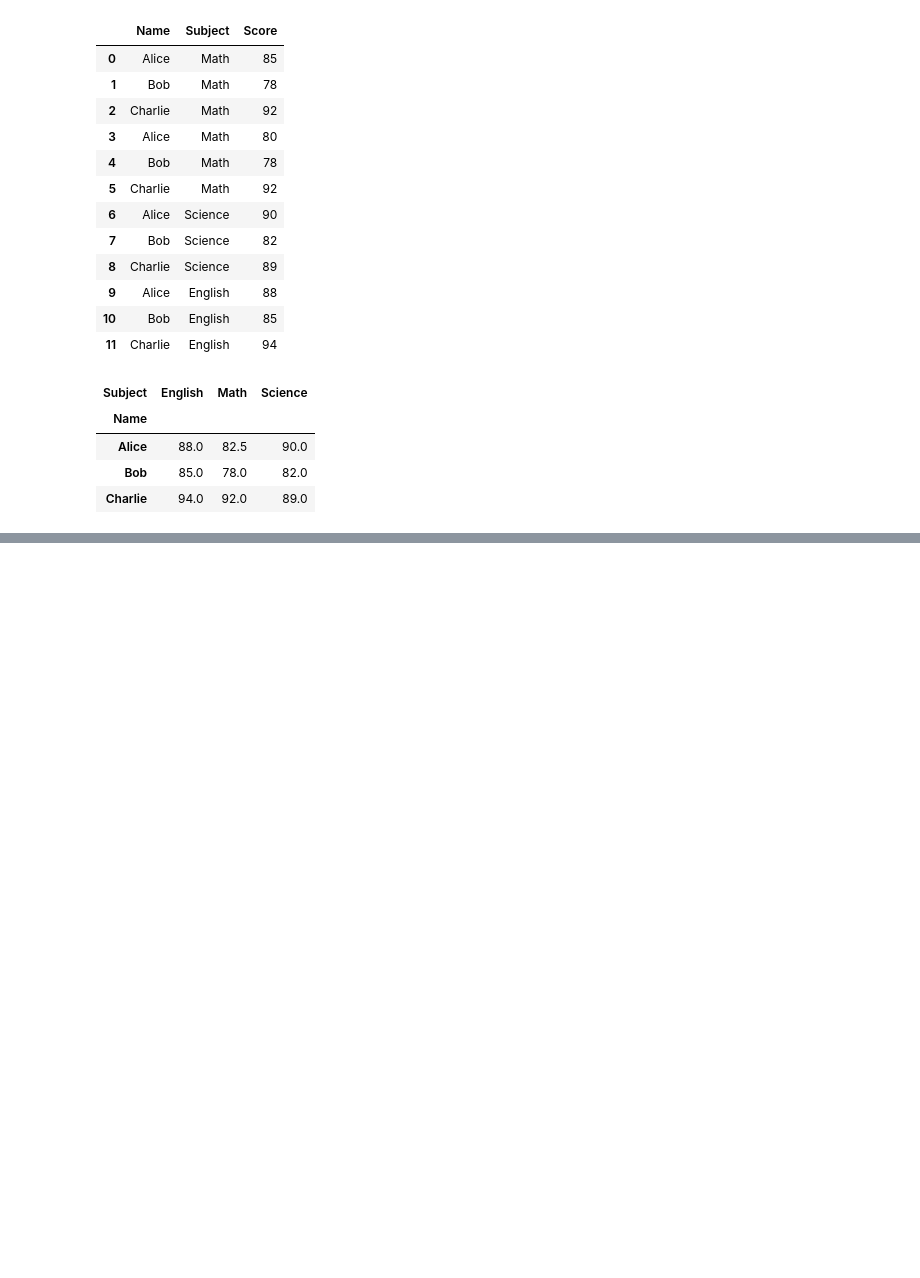
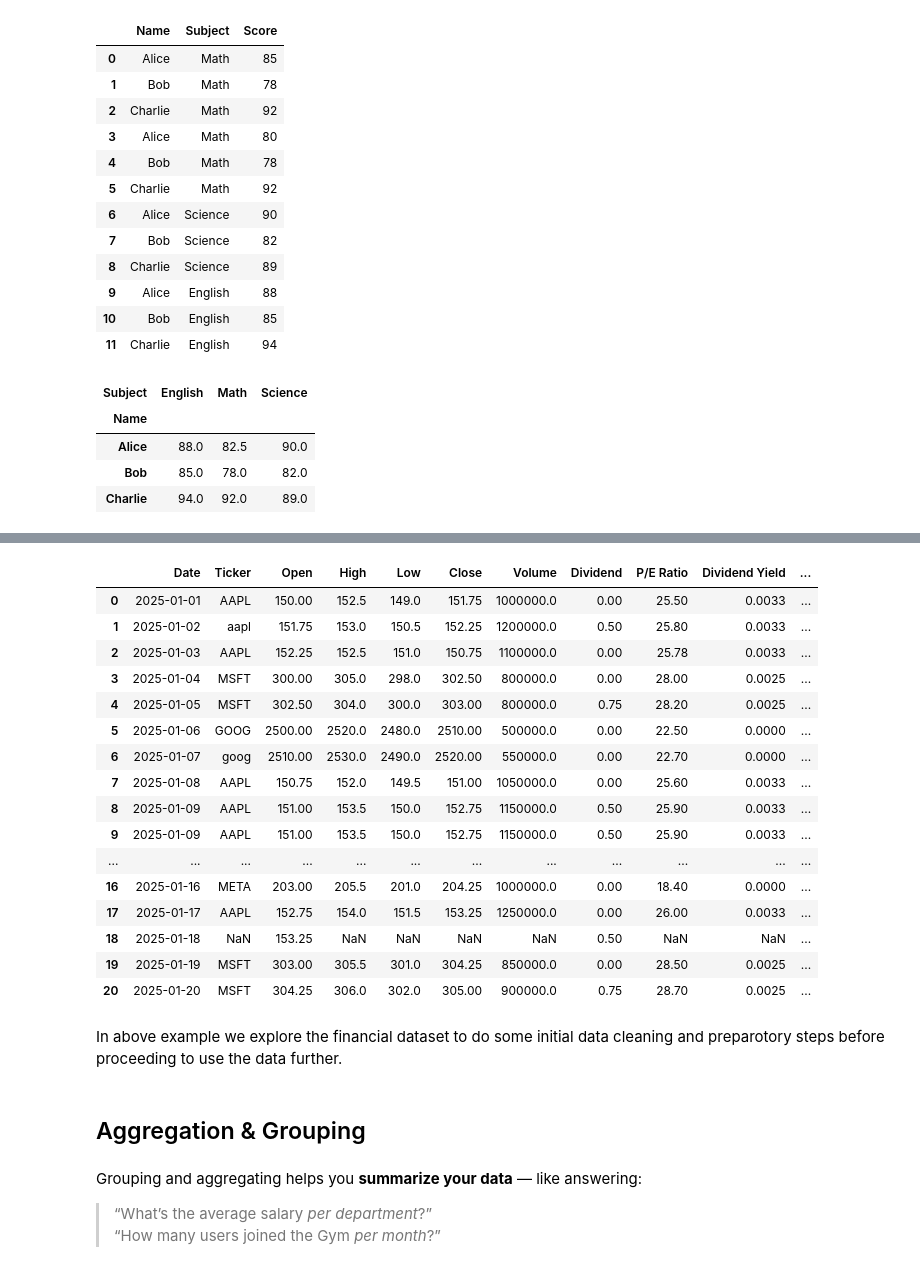
Before and after one commit to Kabir-Khan7/data-science-foundations, a Jupyter notebook: 03_Step_Pandas/04_Data_Transformation.ipynb, the cells around one changed output, grey strips where cells are left out. Saved outputs shown, nothing was run; the diff lists cells and outputs as text; code cells hidden in the pictures; blank space fills up the shorter version.

Commit message:
Step_03

```diff
--- a/03_Step_Pandas/04_Data_Transformation.ipynb
+++ b/03_Step_Pandas/04_Data_Transformation.ipynb
@@ -274,0 +352,12 @@ pivot_form2
+# %%
+for col in ['Close', 'P/E Ratio', 'Dividend Yield', 'Dividend']:
+    df[col] = pd.to_numeric(df[col], errors='coerce')
+
+df['Dividend'] = df['Dividend'].fillna(0).abs()
+df['Dividend Yield'] = df['Dividend Yield'].abs()
+
+df[['High', 'Low', 'Close', 'Volume']] = df.groupby('Ticker')[['High', 'Low', 'Close', 'Volume']].ffill() #Fill missing High/Low/Close/Volume within each stock by carrying forward the last known price.
+df['P/E Ratio'] = df.groupby('Ticker')['P/E Ratio'].transform(lambda x: x.fillna(x.mean())) #Fill missing P/E values for a stock using the stock’s mean P/E.
+df['Dividend Yield'] = df.groupby('Ticker')['Dividend Yield'].transform(lambda x: x.fillna(x.mean())) #Fill missing Dividend Yield values for a stock using the stock’s mean Dividend Yield.
+
+print(df.isnull().sum())
@@ -274,0 +377,28 @@ pivot_form2
+# %%
+df
+# %% [output]
+|  | Date | Ticker | Open | High | Low | Close | Volume | Dividend | P/E Ratio | Dividend Yield | ... |
+| 0 | 2025-01-01 | AAPL | 150.00 | 152.5 | 149.0 | 151.75 | 1000000.0 | 0.00 | 25.50 | 0.0033 | ... |
+| 1 | 2025-01-02 | aapl | 151.75 | 153.0 | 150.5 | 152.25 | 1200000.0 | 0.50 | 25.80 | 0.0033 | ... |
+| 2 | 2025-01-03 | AAPL | 152.25 | 152.5 | 151.0 | 150.75 | 1100000.0 | 0.00 | 25.78 | 0.0033 | ... |
+| 3 | 2025-01-04 | MSFT | 300.00 | 305.0 | 298.0 | 302.50 | 800000.0 | 0.00 | 28.00 | 0.0025 | ... |
+| 4 | 2025-01-05 | MSFT | 302.50 | 304.0 | 300.0 | 303.00 | 800000.0 | 0.75 | 28.20 | 0.0025 | ... |
+| 5 | 2025-01-06 | GOOG | 2500.00 | 2520.0 | 2480.0 | 2510.00 | 500000.0 | 0.00 | 22.50 | 0.0000 | ... |
+| 6 | 2025-01-07 | goog | 2510.00 | 2530.0 | 2490.0 | 2520.00 | 550000.0 | 0.00 | 22.70 | 0.0000 | ... |
+| 7 | 2025-01-08 | AAPL | 150.75 | 152.0 | 149.5 | 151.00 | 1050000.0 | 0.00 | 25.60 | 0.0033 | ... |
+| 8 | 2025-01-09 | AAPL | 151.00 | 153.5 | 150.0 | 152.75 | 1150000.0 | 0.50 | 25.90 | 0.0033 | ... |
+| 9 | 2025-01-09 | AAPL | 151.00 | 153.5 | 150.0 | 152.75 | 1150000.0 | 0.50 | 25.90 | 0.0033 | ... |
+| ... | ... | ... | ... | ... | ... | ... | ... | ... | ... | ... | ... |
+| 16 | 2025-01-16 | META | 203.00 | 205.5 | 201.0 | 204.25 | 1000000.0 | 0.00 | 18.40 | 0.0000 | ... |
+| 17 | 2025-01-17 | AAPL | 152.75 | 154.0 | 151.5 | 153.25 | 1250000.0 | 0.00 | 26.00 | 0.0033 | ... |
+| 18 | 2025-01-18 | NaN | 153.25 | NaN | NaN | NaN | NaN | 0.50 | NaN | NaN | ... |
+| 19 | 2025-01-19 | MSFT | 303.00 | 305.5 | 301.0 | 304.25 | 850000.0 | 0.00 | 28.50 | 0.0025 | ... |
+| 20 | 2025-01-20 | MSFT | 304.25 | 306.0 | 302.0 | 305.00 | 900000.0 | 0.75 | 28.70 | 0.0025 | ... |
+# %% [markdown]
+In above example we explore the financial dataset to do some initial data cleaning and preparotory steps before proceeding to use the data further.
+# %% [markdown]
+## Aggregation & Grouping
+# %% [markdown]
+Grouping and aggregating helps you **summarize your data** — like answering:
+> “What’s the average salary *per department*?”
+> “How many users joined the Gym *per month*?”
```
Also changed, not shown: parts of 20 cells of this notebook, 7 other files.
